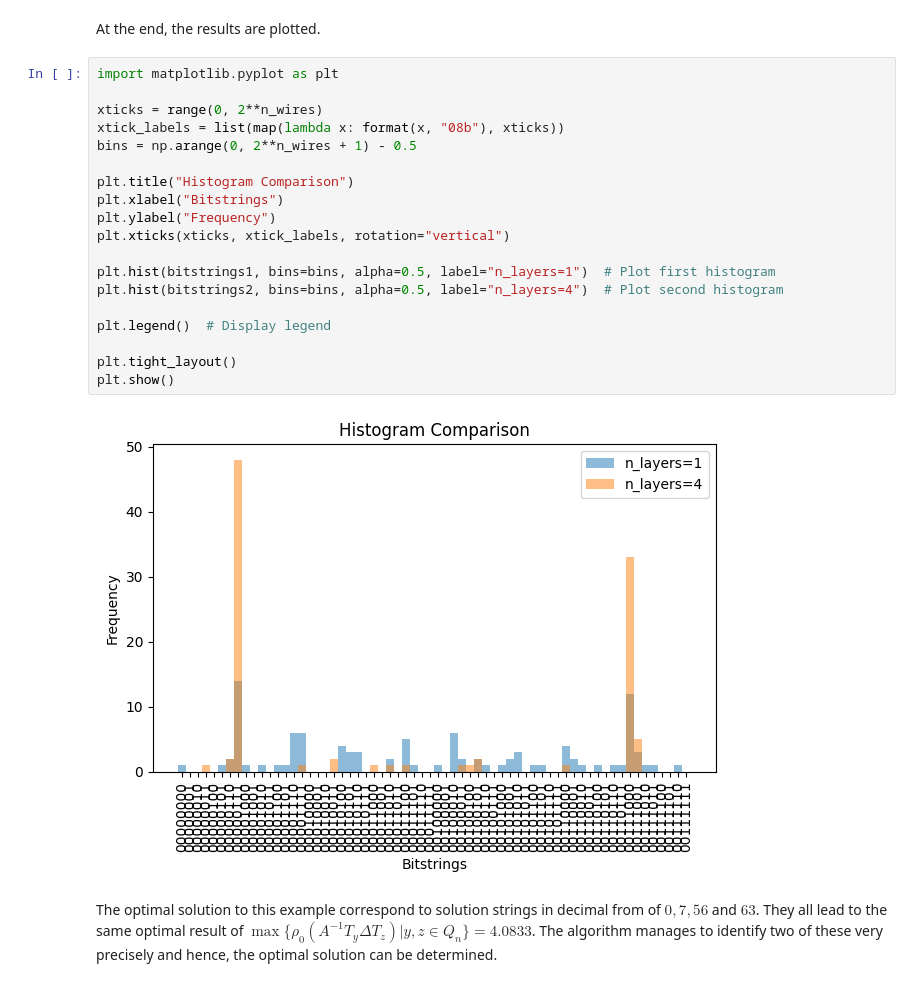
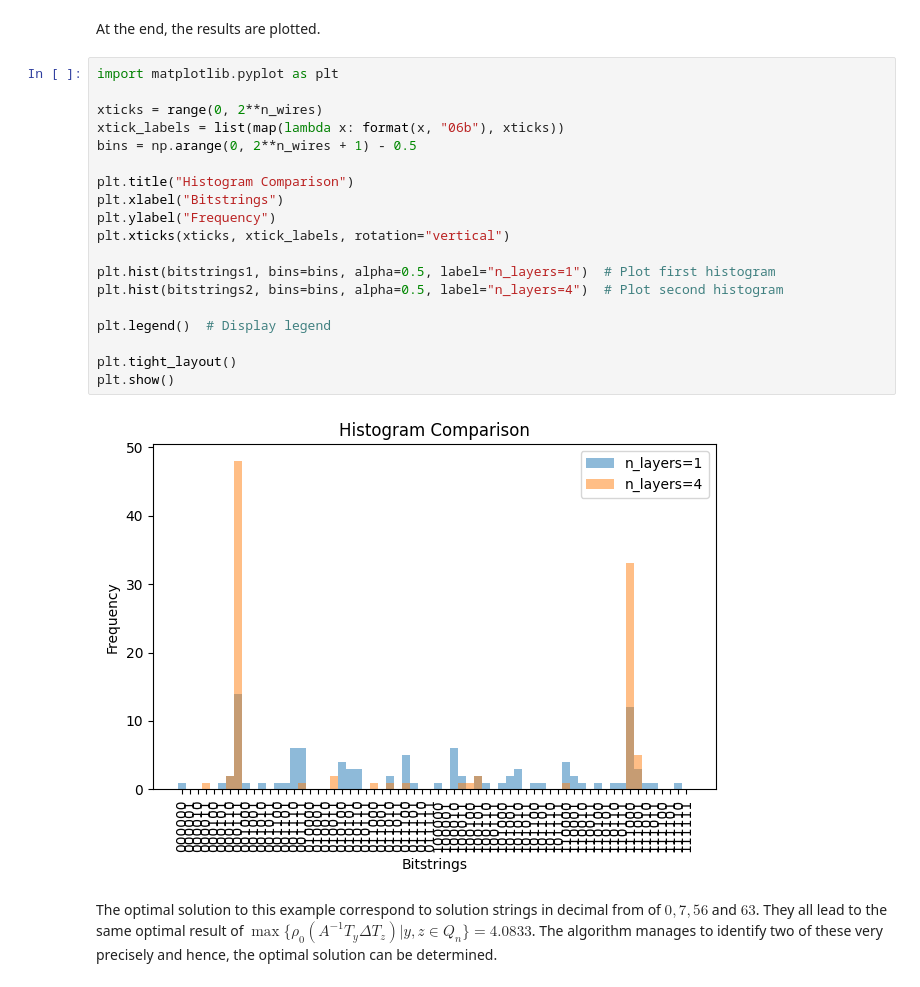
Before and after one commit to JanKyb/Radius-Of-NonSingularity-using-QAOA, a Jupyter notebook: finalRNS.ipynb, the cells around one changed output. Drawn from its saved outputs; the diff is of its cells as text.

```diff
--- a/finalRNS.ipynb
+++ b/finalRNS.ipynb
@@ -180,24 +180,24 @@ At the end, the results are plotted.
 # %%
 import matplotlib.pyplot as plt
 
 xticks = range(0, 2**n_wires)
-xtick_labels = list(map(lambda x: format(x, "08b"), xticks))
+xtick_labels = list(map(lambda x: format(x, "06b"), xticks))
 bins = np.arange(0, 2**n_wires + 1) - 0.5
 
 plt.title("Histogram Comparison")
 plt.xlabel("Bitstrings")
 plt.ylabel("Frequency")
 plt.xticks(xticks, xtick_labels, rotation="vertical")
 
 plt.hist(bitstrings1, bins=bins, alpha=0.5, label="n_layers=1")  # Plot first histogram
 plt.hist(bitstrings2, bins=bins, alpha=0.5, label="n_layers=4")  # Plot second histogram
 
 plt.legend()  # Display legend
 
 plt.tight_layout()
 plt.show()
 # %% [output]
-[figure, old version]
+[figure, new version]
 # %% [markdown]
 The optimal solution to this example correspond to solution strings in decimal from of $0,7,56$ and $63$. They all lead to the same optimal result of $\max\{\rho_0(A^{-1}T_y \Delta T_z)|y,z \in Q_n \}=4.0833$. The algorithm manages to identify two of these very precisely and hence, the optimal solution can be determined.
 # %%
```
